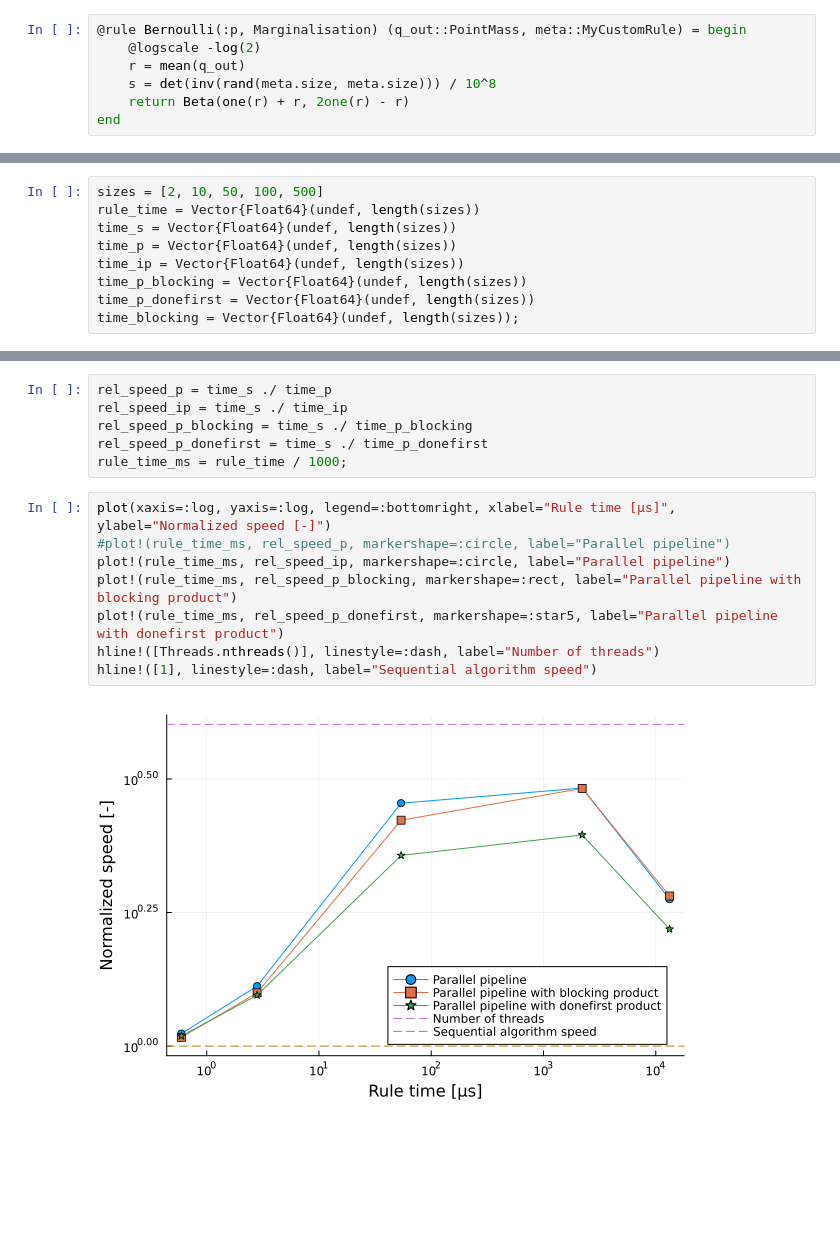
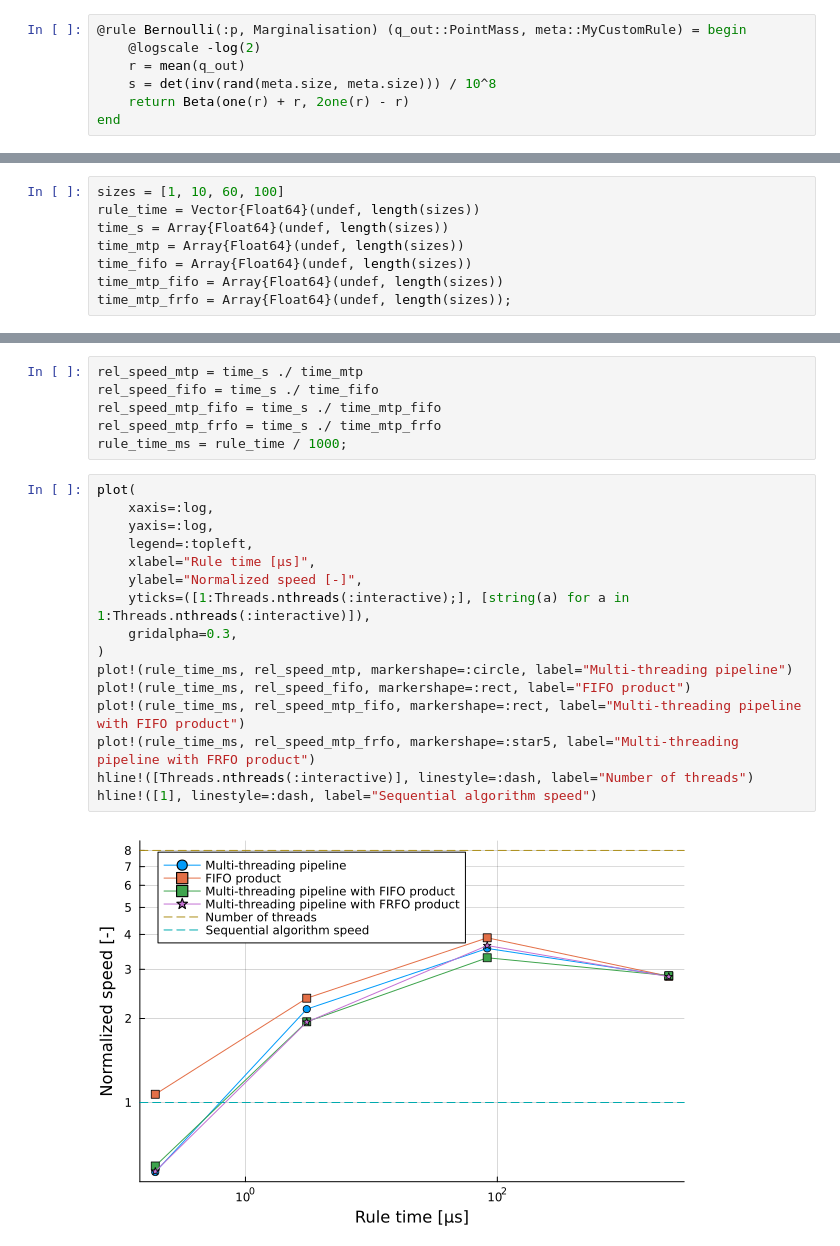
Before and after one commit to biaslab/ThesisParallelMP, a Jupyter notebook: benchmarks/coin_toss.ipynb, the cells around one changed output, grey strips where cells are left out. Drawn from its saved outputs; the diff is of its cells as text; blank space fills up the shorter version.

Commit message:
upgrade fifo and frfo product

```diff
--- a/benchmarks/coin_toss.ipynb
+++ b/benchmarks/coin_toss.ipynb
@@ -61,14 +130,13 @@ end
 # %% [output]
 run_test (generic function with 1 method)
 # %%
-sizes = [2, 10, 50, 100, 500]
+sizes = [1, 10, 60, 100]
 rule_time = Vector{Float64}(undef, length(sizes))
-time_s = Vector{Float64}(undef, length(sizes))
-time_p = Vector{Float64}(undef, length(sizes))
-time_ip = Vector{Float64}(undef, length(sizes))
-time_p_blocking = Vector{Float64}(undef, length(sizes))
-time_p_donefirst = Vector{Float64}(undef, length(sizes))
-time_blocking = Vector{Float64}(undef, length(sizes));
+time_s = Array{Float64}(undef, length(sizes))
+time_mtp = Array{Float64}(undef, length(sizes))
+time_fifo = Array{Float64}(undef, length(sizes))
+time_mtp_fifo = Array{Float64}(undef, length(sizes))
+time_mtp_frfo = Array{Float64}(undef, length(sizes));
 # %%
 for i in eachindex(sizes)
     println("Evaluating coin toss model with matrix size: $(sizes[i]) and samples: $n")
@@ -85,16 +171,24 @@ end
 # %%
-rel_speed_p = time_s ./ time_p
-rel_speed_ip = time_s ./ time_ip
-rel_speed_p_blocking = time_s ./ time_p_blocking
-rel_speed_p_donefirst = time_s ./ time_p_donefirst
+rel_speed_mtp = time_s ./ time_mtp
+rel_speed_fifo = time_s ./ time_fifo
+rel_speed_mtp_fifo = time_s ./ time_mtp_fifo
+rel_speed_mtp_frfo = time_s ./ time_mtp_frfo
 rule_time_ms = rule_time / 1000;
 # %%
-plot(xaxis=:log, yaxis=:log, legend=:bottomright, xlabel="Rule time [μs]", ylabel="Normalized speed [-]")
-#plot!(rule_time_ms, rel_speed_p, markershape=:circle, label="Parallel pipeline")
-plot!(rule_time_ms, rel_speed_ip, markershape=:circle, label="Parallel pipeline")
-plot!(rule_time_ms, rel_speed_p_blocking, markershape=:rect, label="Parallel pipeline with blocking product")
-plot!(rule_time_ms, rel_speed_p_donefirst, markershape=:star5, label="Parallel pipeline with donefirst product")
-hline!([Threads.nthreads()], linestyle=:dash, label="Number of threads")
+plot(
+    xaxis=:log,
+    yaxis=:log,
+    legend=:topleft,
+    xlabel="Rule time [μs]",
+    ylabel="Normalized speed [-]",
+    yticks=([1:Threads.nthreads(:interactive);], [string(a) for a in 1:Threads.nthreads(:interactive)]),
+    gridalpha=0.3,
+)
+plot!(rule_time_ms, rel_speed_mtp, markershape=:circle, label="Multi-threading pipeline")
+plot!(rule_time_ms, rel_speed_fifo, markershape=:rect, label="FIFO product")
+plot!(rule_time_ms, rel_speed_mtp_fifo, markershape=:rect, label="Multi-threading pipeline with FIFO product")
+plot!(rule_time_ms, rel_speed_mtp_frfo, markershape=:star5, label="Multi-threading pipeline with FRFO product")
+hline!([Threads.nthreads(:interactive)], linestyle=:dash, label="Number of threads")
 hline!([1], linestyle=:dash, label="Sequential algorithm speed")
 # %% [output]
-[figure, old version]
+[figure, new version]
```
Also changed, not shown: parts of 13 cells of this notebook, 1 other file.
